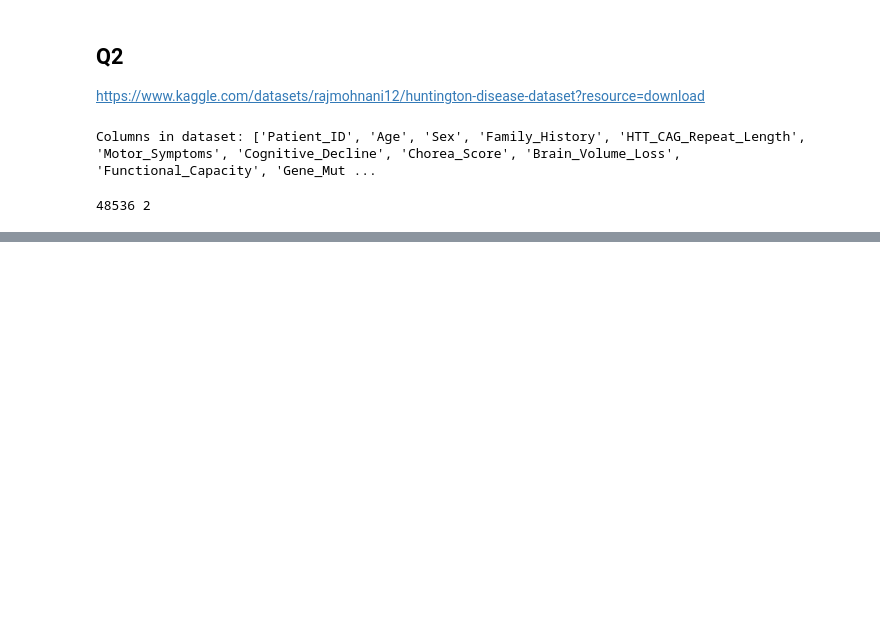
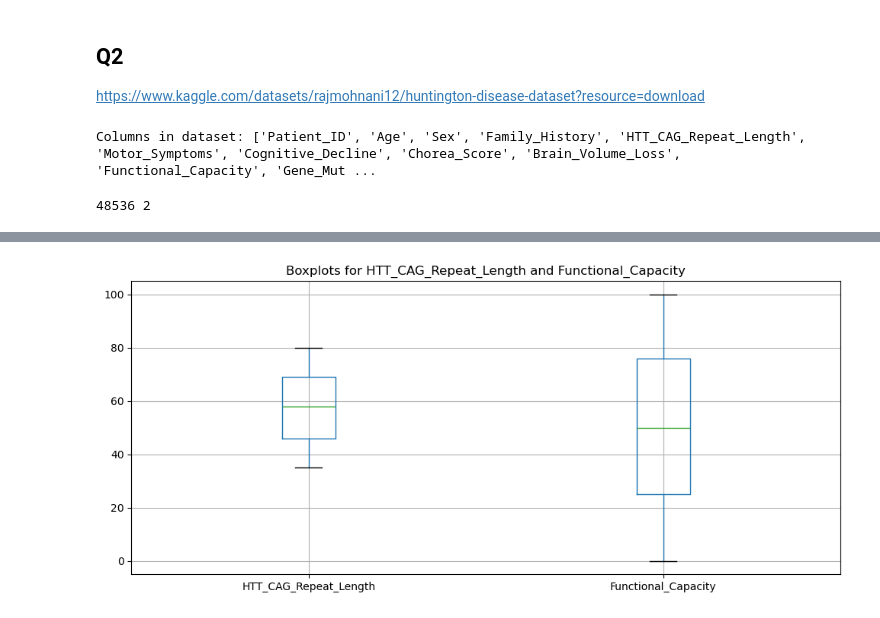
Before and after one commit to maltseasy/STA365, a Jupyter notebook: HW7.ipynb, the cells around one changed output, grey strips where cells are left out. Drawn from its saved outputs; the diff is of its cells as text; code cells hidden in the pictures; blank space fills up the shorter version.

```diff
--- a/HW7.ipynb
+++ b/HW7.ipynb
@@ -134,0 +136,4 @@ sigma      3553.49    1.0
+# %%
+cols = [predictor_col, target_col]
+print("Summary Statistics:")
+print(df[cols].describe())
@@ -134,0 +151,7 @@ sigma      3553.49    1.0
+# %%
+plt.figure(figsize=(12, 5))
+df.boxplot(column=cols)
+plt.title("Boxplots for HTT_CAG_Repeat_Length and Functional_Capacity")
+plt.show()
+# %% [output]
+[figure, added]
```
Also changed, not shown: parts of 10 cells of this notebook.
